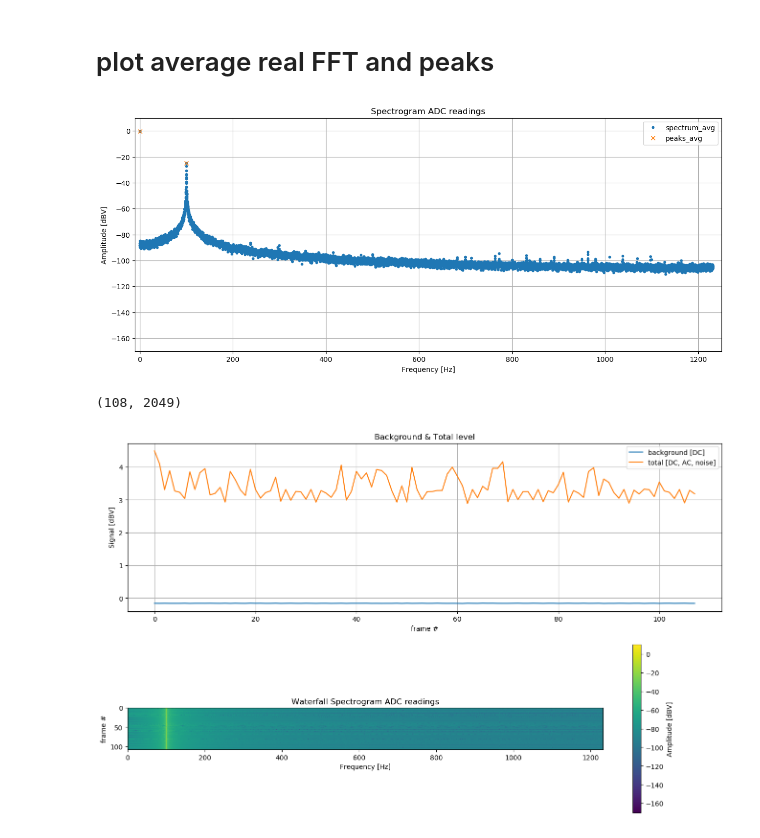
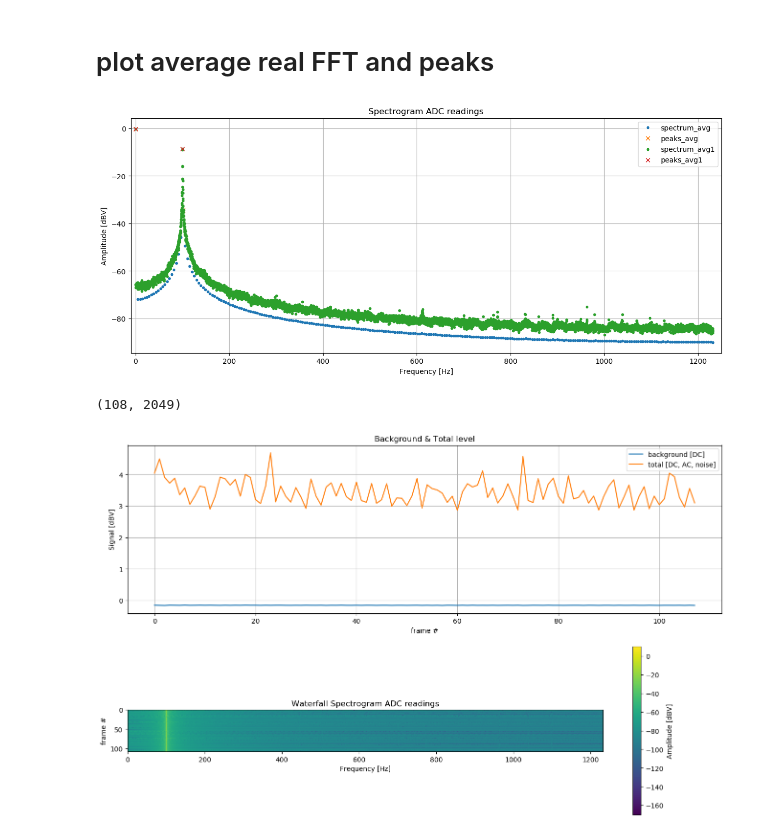
Before and after one commit to Habraken/WaveShare-ADS1256, a Jupyter notebook: data_analysis.ipynb, the cells around one changed output. Cells and saved outputs as stored; diff of their text form; code cells hidden in the pictures.

Commit message:
comparing various fft sizes

```diff
--- a/data_analysis.ipynb
+++ b/data_analysis.ipynb
@@ -129,7 +129,7 @@ plt.show()
 # compute average real fft & find peaks
 # %%
 data_rate = 2463 # fill in the sample rate reported by the rpi_adc_stream command
-points = (2 ** 15)
+points = (2 ** 9)
 frames = int(data.size/points)
 freq_bins = np.fft.rfftfreq(points, d=1/data_rate)
 bin_width = data_rate/points
@@ -144,6 +144,7 @@ for i in range(frames):
     spectrum_[1:]  = (spectrum_[1:]) * 2 # compensate for 'real' FFT
     spectrum_avg = np.add(spectrum_avg, spectrum_)
 spectrum_avg  = (spectrum_avg) / frames # compensate for 'real' FFT
+#spectrum_avg[1:]  = (spectrum_avg[1:]) / bin_width
 
 peaks_avg, _ = find_peaks(np.abs(spectrum_avg), height=0.001, distance=10000) # find all peaks >= 2.0 uV^2/Hz
 peaks_avg.resize(peaks_avg.size+1) # peaks consistently misses the first index (DC, 0 Hz)
@@ -167,0 +169,28 @@ Freq. [Hz]    |  Ampl. [dBV]
+# %%
+data_rate = 2463 # fill in the sample rate reported by the rpi_adc_stream command
+points = (2 ** 14)
+frames = int(data.size/points)
+freq_bins1 = np.fft.rfftfreq(points, d=1/data_rate)
+bin_width1 = data_rate/points
+spectrum_    = np.zeros(freq_bins1.size)
+spectrum_avg1 = np.zeros(freq_bins1.size)
+print(points)
+print(freq_bins.size)
+print(frames)
+
+for i in range(frames):
+    spectrum_  = np.abs(np.fft.rfft(data[i*points:(i+1)*points], norm='forward'))
+    spectrum_[1:]  = (spectrum_[1:]) * 2 # compensate for 'real' FFT
+    spectrum_avg1 = np.add(spectrum_avg1, spectrum_)
+spectrum_avg1  = (spectrum_avg1) / frames # compensate for 'real' FFT
+#spectrum_avg1[1:]  = (spectrum_avg1[1:]) / bin_width1
+
+peaks_avg1, _ = find_peaks(np.abs(spectrum_avg1), height=0.001, distance=10000) # find all peaks >= 2.0 uV^2/Hz
+peaks_avg1.resize(peaks_avg1.size+1) # peaks consistently misses the first index (DC, 0 Hz)
+peaks_avg1.sort()               # by resizing and sorting this is corrected
+
+print('\nPeaks:\n')
+print('Freq. [Hz]    |  Ampl. [dBV] ')
+print('--------------|--------------')
+for i in peaks_avg1:
+    print('{: .5e}'.format(freq_bins1[i]),'  |','{: .5e}'.format(20 * np.log10(np.abs(spectrum_avg1[i]))))
@@ -170,20 +210,24 @@ Freq. [Hz]    |  Ampl. [dBV]
 # %%
 fig, axis  = plt.subplots(figsize =(15, 6), facecolor=(1,1,1))
 
 axis.plot(freq_bins, 20 * np.log10(np.abs(spectrum_avg)), '.', label='spectrum_avg')
 axis.plot(freq_bins[peaks_avg], 20 * np.log10(np.abs(spectrum_avg[peaks_avg])), 'x', label='peaks_avg' )
 
+axis.plot(freq_bins1, 20 * np.log10(np.abs(spectrum_avg1)), '.', label='spectrum_avg1')
+axis.plot(freq_bins1[peaks_avg1], 20 * np.log10(np.abs(spectrum_avg1[peaks_avg1])), 'x', label='peaks_avg1' )
+
+
 axis.set_xlabel('Frequency [Hz]')
 axis.set_ylabel('Amplitude [dBV]')
 axis.set_title(r'Spectrogram ADC readings')
-plt.ylim(-170,10)
+#plt.ylim(-170,10)
 plt.xlim(-1e1,1.25e3)
 plt.grid()
 plt.legend()
 plt.savefig('average_spectrogram.png', bbox_inches='tight')
 plt.show()
 # %% [output]
-[figure, old version]
+[figure, new version]
 # %%
 fft_points = (2 ** 12)
 #time_step  = 1./data_rate
@@ -220,4 +264,4 @@ axis1.legend()
 plt.savefig('waterfall.png', bbox_inches='tight')
 plt.show()
 # %% [output]
-[figure, old version]
+[figure, new version]
```
Also changed, not shown: parts of 7 cells of this notebook.
